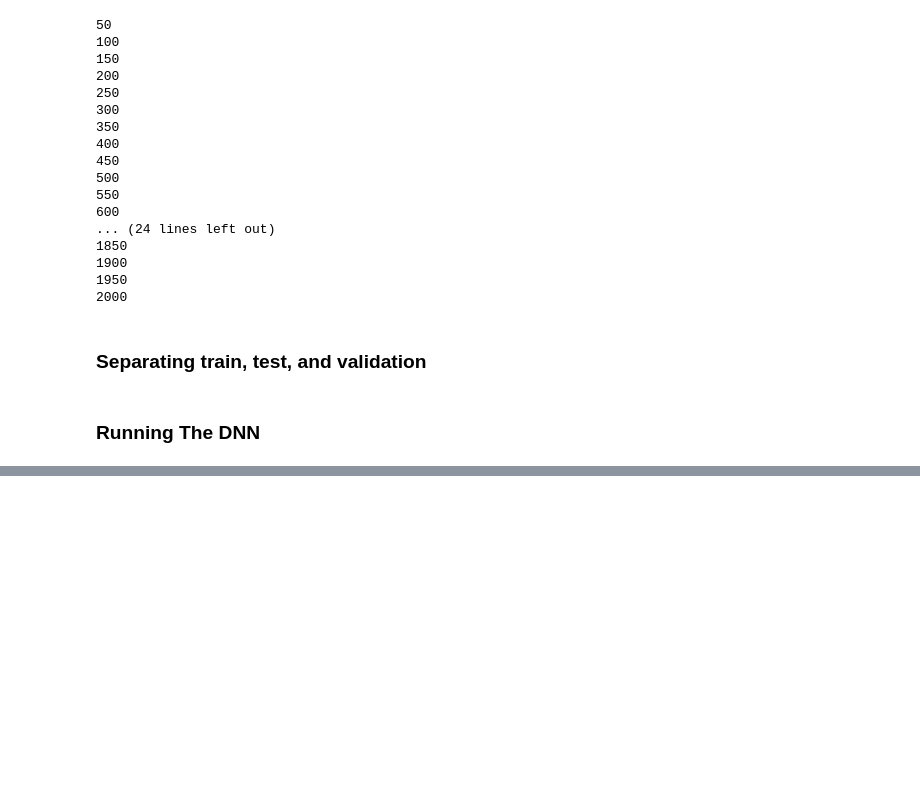
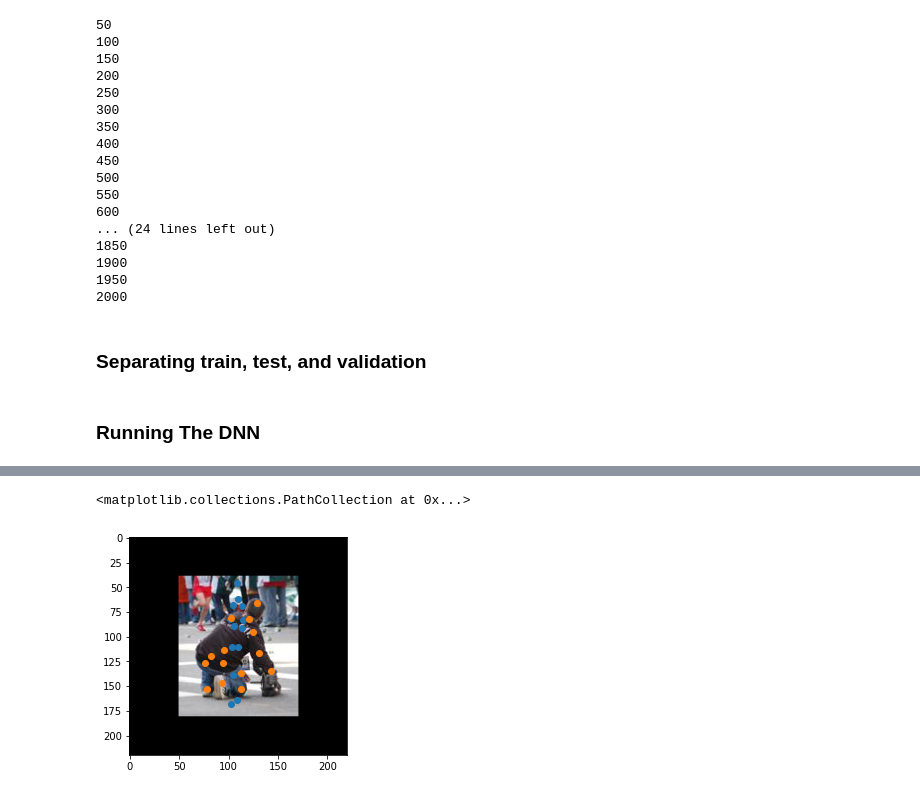
Before and after one commit to AminAlam/DeepPose, a Jupyter notebook: ISP_DNN.ipynb, the cells around one changed output, grey strips where cells are left out. Drawn from its saved outputs; the diff is of its cells as text; code cells hidden in the pictures; blank space fills up the shorter version.

```diff
--- a/ISP_DNN.ipynb
+++ b/ISP_DNN.ipynb
@@ -162,0 +197,8 @@ KeyboardInterrupt: ignored
+# %%
+img_number = 10
+plt.imshow(X_train[img_number])
+plt.scatter(test[img_number,0:14]*220, test[img_number,14:28]*220)
+plt.scatter(Y_train[img_number,0:14]*220, Y_train[img_number,14:28]*220)
+# %% [output]
+<matplotlib.collections.PathCollection at 0x...>
+[figure, added]
```
Also changed, not shown: parts of 6 cells of this notebook.
